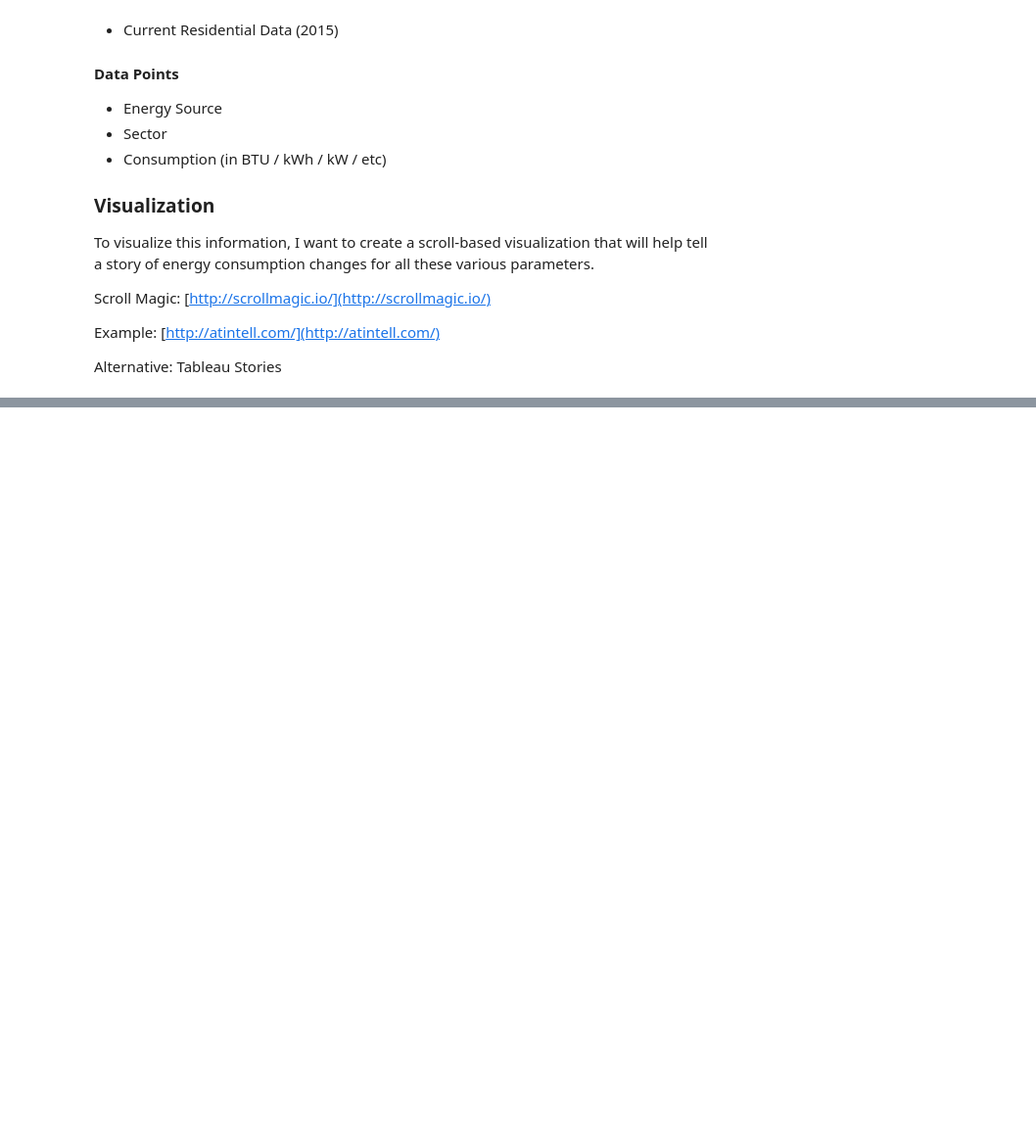
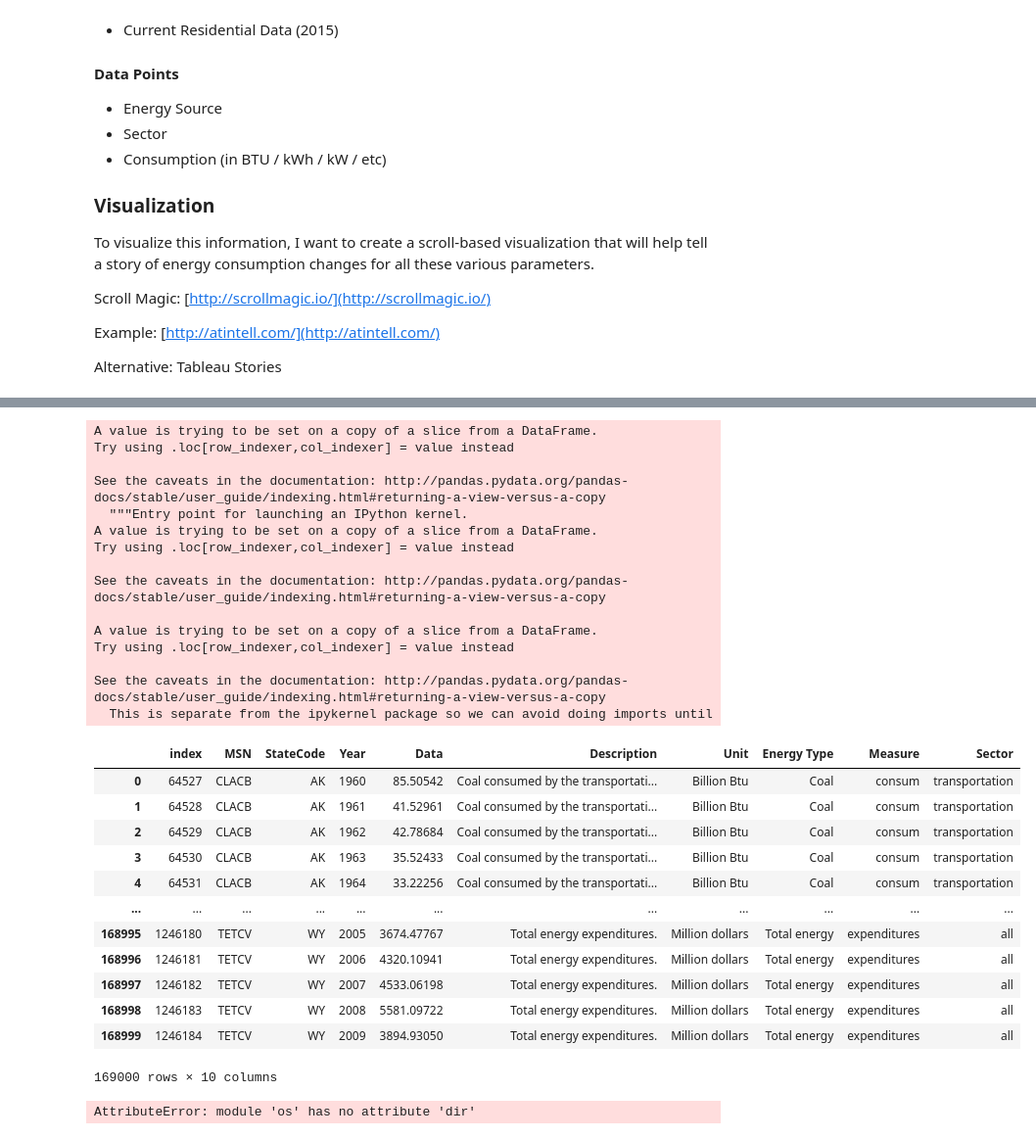
Before and after one commit to mkivenson/Visualization, a Jupyter notebook: Final Project/Final Project Proposal.ipynb, the cells around one changed output, grey strips where cells are left out. Shown: that part at 98% size. Cells and saved outputs as stored; diff of their text form; code cells hidden in the pictures; blank space fills up the shorter version.

Commit message:
datasets

```diff
--- a/Final Project/Final Project Proposal.ipynb
+++ b/Final Project/Final Project Proposal.ipynb
@@ -50,3 +50,10 @@ Scroll Magic: [http://scrollmagic.io/](http://scrollmagic.io/)
 Example: [http://atintell.com/](http://atintell.com/)
 
 Alternative: Tableau Stories
+# %%
+import pandas as pd
+import re
+import os
+url = r"https://openei.org/doe-opendata/dataset/5e3b0afb-e8bb-4515-af2b-491d3e85123f/resource/"
+seds = pd.read_csv(url + r"8a5a465a-2b92-49e3-9e94-862d10e3f272/download/completeseds19602009.csv")
+seds
@@ -52,0 +74,3 @@ Alternative: Tableau Stories
+# %%
+codes = pd.read_csv(url + r"f9055073-cf01-4bdc-895d-c88e10738fb0/download/msncodesforsedsdata.csv")
+codes
@@ -52,0 +112,2 @@ Alternative: Tableau Stories
+# %%
+result = seds.merge(codes, on='MSN', how = 'left')
@@ -52,0 +181,41 @@ Alternative: Tableau Stories
+# %%
+result = result[result['Description'].isin(energy_fields)]
+# %%
+result['Energy Type'] = result['Description'].str.extract(r'(All petroleum products|Coal|Natural gas|Electricity|Total energy)')
+result['Measure'] = result['Description'].str.extract(r'(consum|expenditures)')
+result['Sector'] = result['Description'].str.extract(r'(transportation|commercial|industrial|residential|total)').fillna('all')
+result.reset_index()
+# %% [output]
+A value is trying to be set on a copy of a slice from a DataFrame.
+Try using .loc[row_indexer,col_indexer] = value instead
+
+See the caveats in the documentation: http://pandas.pydata.org/pandas-docs/stable/user_guide/indexing.html#returning-a-view-versus-a-copy
+  """Entry point for launching an IPython kernel.
+A value is trying to be set on a copy of a slice from a DataFrame.
+Try using .loc[row_indexer,col_indexer] = value instead
+
+See the caveats in the documentation: http://pandas.pydata.org/pandas-docs/stable/user_guide/indexing.html#returning-a-view-versus-a-copy
+
+A value is trying to be set on a copy of a slice from a DataFrame.
+Try using .loc[row_indexer,col_indexer] = value instead
+
+See the caveats in the documentation: http://pandas.pydata.org/pandas-docs/stable/user_guide/indexing.html#returning-a-view-versus-a-copy
+  This is separate from the ipykernel package so we can avoid doing imports until
+|  | index | MSN | StateCode | Year | Data | Description | Unit | Energy Type | Measure | Sector |
+| 0 | 64527 | CLACB | AK | 1960 | 85.50542 | Coal consumed by the transportati... | Billion Btu | Coal | consum | transportation |
+| 1 | 64528 | CLACB | AK | 1961 | 41.52961 | Coal consumed by the transportati... | Billion Btu | Coal | consum | transportation |
+| 2 | 64529 | CLACB | AK | 1962 | 42.78684 | Coal consumed by the transportati... | Billion Btu | Coal | consum | transportation |
+| 3 | 64530 | CLACB | AK | 1963 | 35.52433 | Coal consumed by the transportati... | Billion Btu | Coal | consum | transportation |
+| 4 | 64531 | CLACB | AK | 1964 | 33.22256 | Coal consumed by the transportati... | Billion Btu | Coal | consum | transportation |
+| ... | ... | ... | ... | ... | ... | ... | ... | ... | ... | ... |
+| 168995 | 1246180 | TETCV | WY | 2005 | 3674.47767 | Total energy expenditures. | Million dollars | Total energy | expenditures | all |
+| 168996 | 1246181 | TETCV | WY | 2006 | 4320.10941 | Total energy expenditures. | Million dollars | Total energy | expenditures | all |
+| 168997 | 1246182 | TETCV | WY | 2007 | 4533.06198 | Total energy expenditures. | Million dollars | Total energy | expenditures | all |
+| 168998 | 1246183 | TETCV | WY | 2008 | 5581.09722 | Total energy expenditures. | Million dollars | Total energy | expenditures | all |
+| 168999 | 1246184 | TETCV | WY | 2009 | 3894.93050 | Total energy expenditures. | Million dollars | Total energy | expenditures | all |
+169000 rows × 10 columns
+# %%
+os.chdir(r"C:\Users\mkive\Documents\GitHub\Visualization\Final Project\Datasets\State Energy Data System 1960-2009")
+result.to_csv('preprocessed.csv', index = False)
+# %% [output]
+AttributeError: module 'os' has no attribute 'dir'
```
Also changed, not shown: parts of 5 cells of this notebook, 8 other files.
